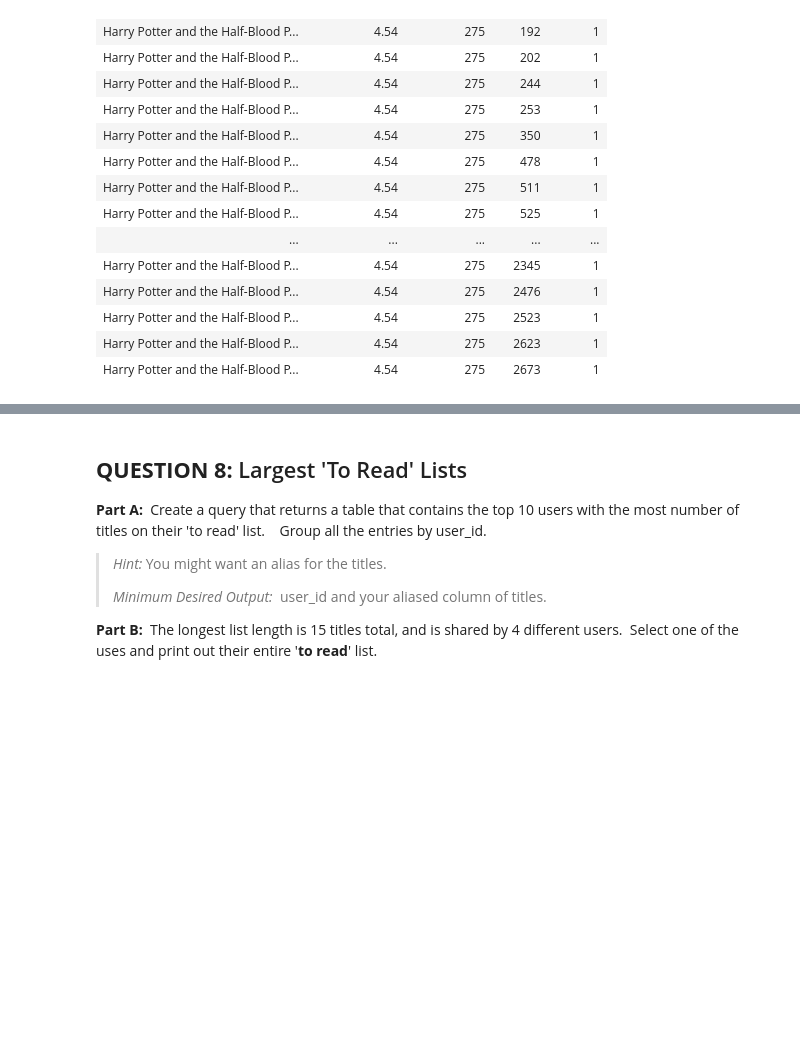
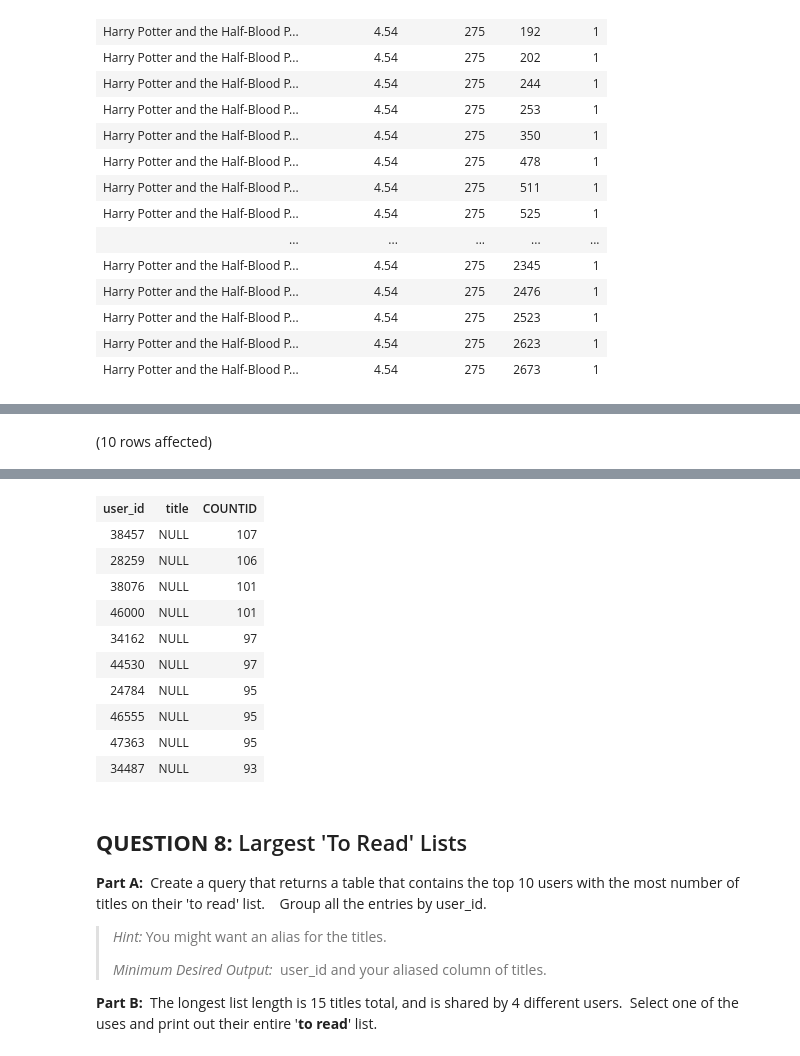
Before and after one commit to annalprost/SQL-Part-3-Exercises, a Jupyter notebook: SQL-Part-3-Exercises/Notebook-1.ipynb, the cells around one changed output, grey strips where cells are left out. Saved outputs shown, nothing was run; the diff lists cells and outputs as text; code cells hidden in the pictures; blank space fills up the shorter version.

```diff
--- a/SQL-Part-3-Exercises/Notebook-1.ipynb
+++ b/SQL-Part-3-Exercises/Notebook-1.ipynb
@@ -273,0 +305,8 @@ Total execution time: 00:00:00.057
+# %%
+-- Code Here:
+SELECT TOP(10) tr.user_id, b.title, COUNT(tr.user_id) AS COUNTID
+FROM BooksDB.dbo.books AS b FULL JOIN BooksDB.dbo.to_read AS tr
+ON b.book_id = tr.book_id
+GROUP BY tr.user_id, b.title
+ORDER BY COUNTID DESC
+# %% [output]
@@ -273,0 +314 @@ Total execution time: 00:00:00.057
+(10 rows affected)
@@ -274,3 +316,14 @@ Total execution time: 00:00:00.057
+| user_id | title | COUNTID |
+| 38457 | NULL | 107 |
+| 28259 | NULL | 106 |
+| 38076 | NULL | 101 |
+| 46000 | NULL | 101 |
+| 34162 | NULL | 97 |
+| 44530 | NULL | 97 |
+| 24784 | NULL | 95 |
+| 46555 | NULL | 95 |
+| 47363 | NULL | 95 |
+| 34487 | NULL | 93 |
 # %% [markdown]
 ## **QUESTION 8:** Largest 'To Read' Lists
 
```
Also changed, not shown: parts of 14 cells of this notebook.
